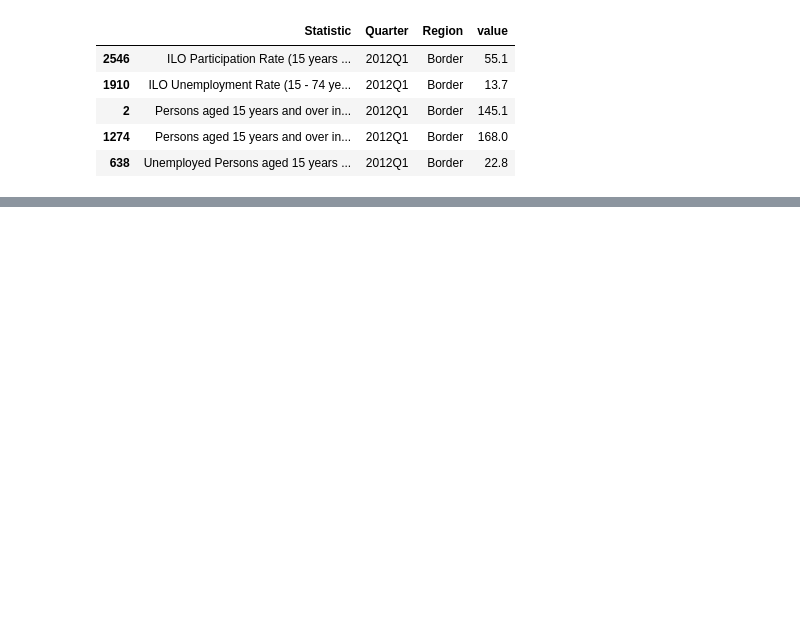
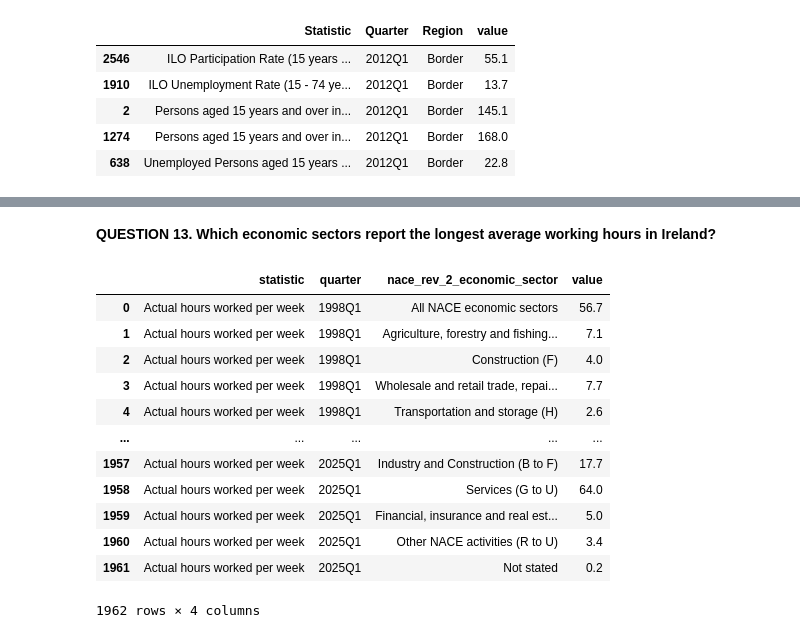
Before and after one commit to no1numa/ireland-workforce-analysis, a Jupyter notebook: notebooks/02_data_cleaning.ipynb, the cells around one changed output, grey strips where cells are left out. Saved outputs shown, nothing was run; the diff lists cells and outputs as text; code cells hidden in the pictures; blank space fills up the shorter version.

```diff
--- a/notebooks/02_data_cleaning.ipynb
+++ b/notebooks/02_data_cleaning.ipynb
@@ -562,0 +573,22 @@ Name: count, dtype: int64
+# %% [markdown]
+**QUESTION 13. Which economic sectors report the longest average working hours in Ireland?**
+# %%
+df_q13 = pd.read_csv('../data/raw/QLF36.csv')
+
+df_q13.columns = df_q13.columns.map(lambda x: x.lower().replace(' ', '_'))
+
+df_q13
+# %% [output]
+|  | statistic | quarter | nace_rev_2_economic_sector | value |
+| 0 | Actual hours worked per week | 1998Q1 | All NACE economic sectors | 56.7 |
+| 1 | Actual hours worked per week | 1998Q1 | Agriculture, forestry and fishing... | 7.1 |
+| 2 | Actual hours worked per week | 1998Q1 | Construction (F) | 4.0 |
+| 3 | Actual hours worked per week | 1998Q1 | Wholesale and retail trade, repai... | 7.7 |
+| 4 | Actual hours worked per week | 1998Q1 | Transportation and storage (H) | 2.6 |
+| ... | ... | ... | ... | ... |
+| 1957 | Actual hours worked per week | 2025Q1 | Industry and Construction (B to F) | 17.7 |
+| 1958 | Actual hours worked per week | 2025Q1 | Services (G to U) | 64.0 |
+| 1959 | Actual hours worked per week | 2025Q1 | Financial, insurance and real est... | 5.0 |
+| 1960 | Actual hours worked per week | 2025Q1 | Other NACE activities (R to U) | 3.4 |
+| 1961 | Actual hours worked per week | 2025Q1 | Not stated | 0.2 |
+1962 rows × 4 columns
```
Also changed, not shown: parts of 11 cells of this notebook.
